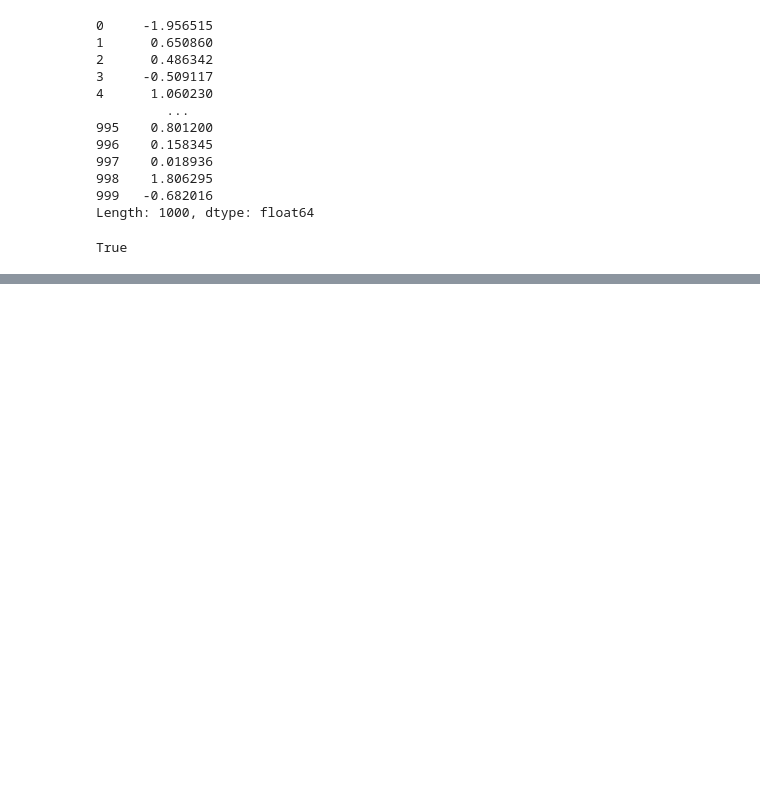
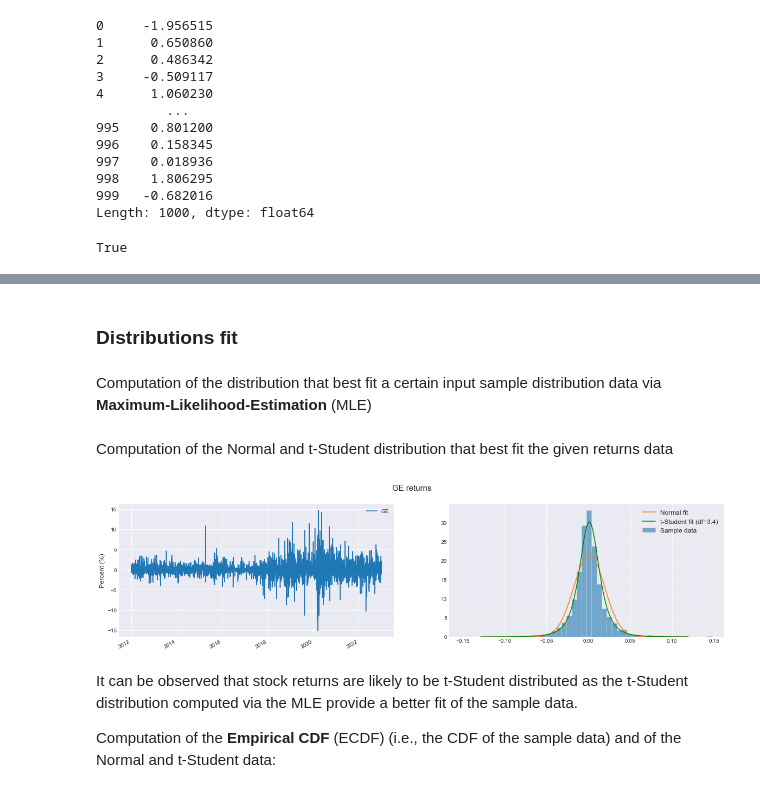
Before and after one commit to z4ir3/quant-library, a Jupyter notebook: tutorial-quant-library.ipynb, the cells around one changed output, grey strips where cells are left out. Saved outputs shown, nothing was run; the diff lists cells and outputs as text; code cells hidden in the pictures; blank space fills up the shorter version.

```diff
--- a/tutorial-quant-library.ipynb
+++ b/tutorial-quant-library.ipynb
@@ -860,0 +878,37 @@ True
+# %% [markdown]
+### Distributions fit
+# %% [markdown]
+Computation of the distribution that best fit a certain input sample distribution data via **Maximum-Likelihood-Estimation** (MLE)
+# %%
+stock = "GE"
+rr = rets[stock]
+# %% [markdown]
+Computation of the Normal and t-Student distribution that best fit the given returns data
+# %%
+ndist = ql.distfit(rets["AAPL"], dtype="n", pdf=True, dx=0.002)
+tdist = ql.distfit(rets["AAPL"], dtype="t", pdf=True, dx=0.002)
+# %%
+# Plot
+fig, ax = plt.subplots(1,2,figsize=(20,5))
+ax = ax.flatten()
+fig.suptitle(f"{stock} returns", fontsize=15)
+
+n = 0
+(rr*100).plot(ax=ax[n], grid=True)
+ax[n].set_xlabel("",fontsize=18)
+ax[n].set_ylabel("Percent (%)",fontsize=12)
+ax[n].legend(fontsize=10)
+
+n = 1
+rr.hist(ax=ax[n], grid=True, density=True, bins=50, edgecolor=(0.77,0.77,0.77), alpha=0.6, label="Sample data")
+ax[n].plot(ndist["x"], ndist["pdf"], label="Normal fit", color="tab:orange")
+ax[n].plot(tdist["x"], tdist["pdf"], label=f"t-Student fit (df={tdist['df']:.1f})", color="green")
+ax[n].set_xlabel("",fontsize=18)
+ax[n].legend(fontsize=12)
+plt.show()
+# %% [output]
+[figure, added]
+# %% [markdown]
+It can be observed that stock returns are likely to be t-Student distributed as the t-Student distribution computed via the MLE provide a better fit of the sample data.
+
+Computation of the **Empirical CDF** (ECDF) (i.e., the CDF of the sample data) and of the Normal and t-Student data:
```
Also changed, not shown: parts of 7 cells of this notebook.
